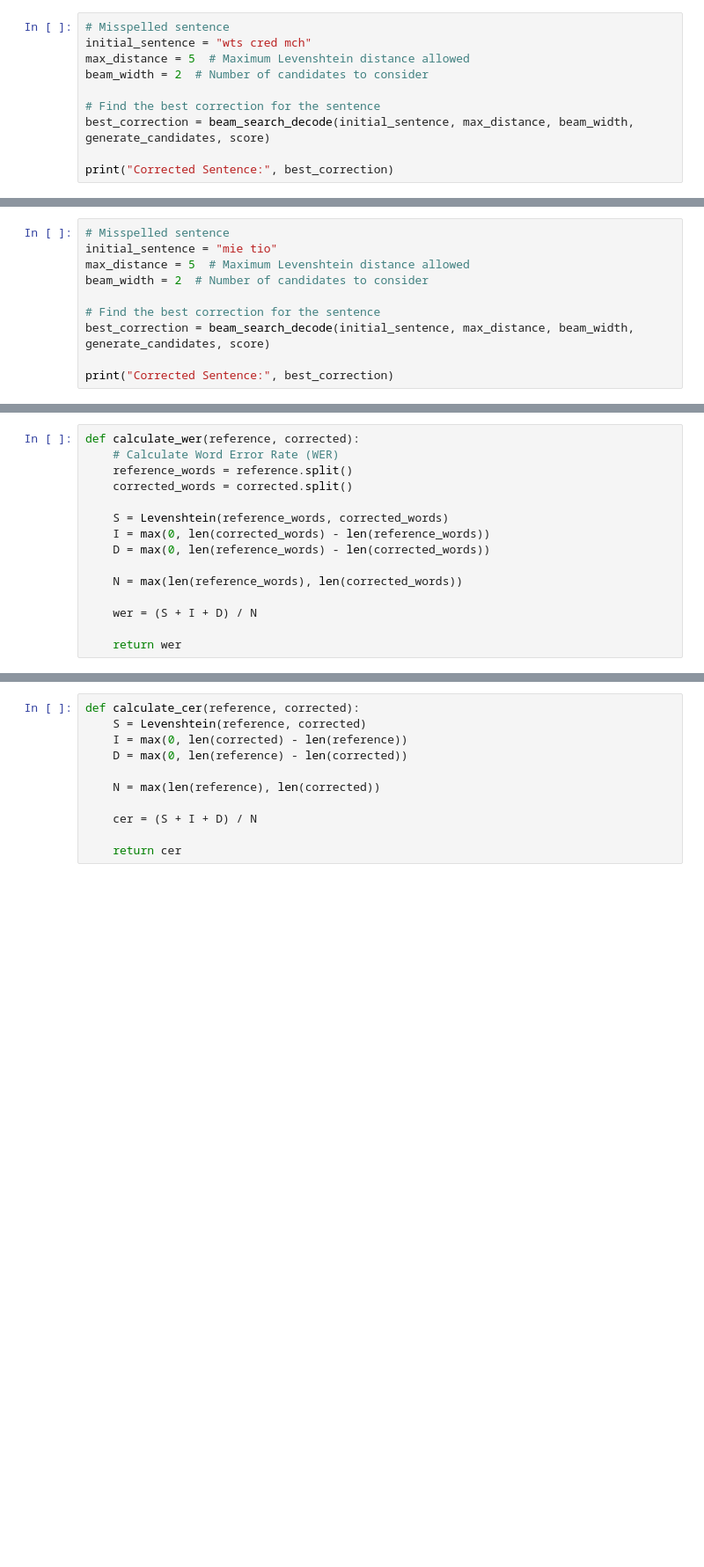
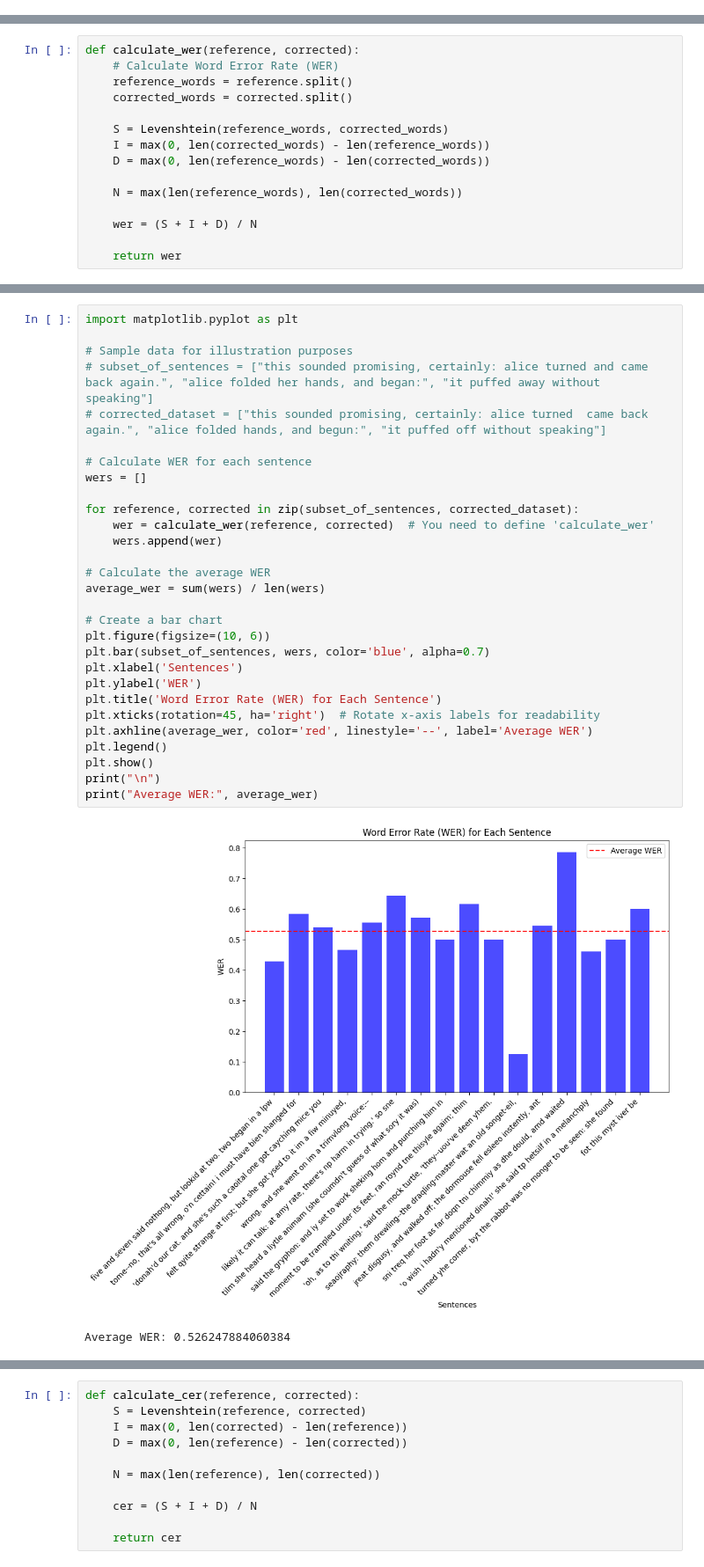
Before and after one commit to marina-sam14/Context-Aware-Spelling-Corrector, a Jupyter notebook: Assignment1.ipynb, the cells around one changed output, grey strips where cells are left out. Shown at 88% size. Drawn from its saved outputs; the diff is of its cells as text; blank space fills up the shorter version.

```diff
--- a/Assignment1.ipynb
+++ b/Assignment1.ipynb
@@ -1291,10 +1415,0 @@ Corrected Sentence: as cried much
-# %%
-# Misspelled sentence
-initial_sentence = "wts cred mch"
-max_distance = 5  # Maximum Levenshtein distance allowed
-beam_width = 2  # Number of candidates to consider
-
-# Find the best correction for the sentence
-best_correction = beam_search_decode(initial_sentence, max_distance, beam_width, generate_candidates, score)
-
-print("Corrected Sentence:", best_correction)
@@ -1303,10 +1415,0 @@ Corrected Sentence: was cried much
-# %%
-# Misspelled sentence
-initial_sentence = "mie tio"
-max_distance = 5  # Maximum Levenshtein distance allowed
-beam_width = 2  # Number of candidates to consider
-
-# Find the best correction for the sentence
-best_correction = beam_search_decode(initial_sentence, max_distance, beam_width, generate_candidates, score)
-
-print("Corrected Sentence:", best_correction)
@@ -1503,3 +1640,35 @@ Average WER: 0.5498529248529249
+# %%
+import matplotlib.pyplot as plt
+
+# Sample data for illustration purposes
+# subset_of_sentences = ["this sounded promising, certainly: alice turned and came back again.", "alice folded her hands, and began:", "it puffed away without speaking"]
+# corrected_dataset = ["this sounded promising, certainly: alice turned  came back again.", "alice folded hands, and begun:", "it puffed off without speaking"]
+
+# Calculate WER for each sentence
+wers = []
+
+for reference, corrected in zip(subset_of_sentences, corrected_dataset):
+    wer = calculate_wer(reference, corrected)  # You need to define 'calculate_wer'
+    wers.append(wer)
+
+# Calculate the average WER
+average_wer = sum(wers) / len(wers)
+
+# Create a bar chart
+plt.figure(figsize=(10, 6))
+plt.bar(subset_of_sentences, wers, color='blue', alpha=0.7)
+plt.xlabel('Sentences')
+plt.ylabel('WER')
+plt.title('Word Error Rate (WER) for Each Sentence')
+plt.xticks(rotation=45, ha='right')  # Rotate x-axis labels for readability
+plt.axhline(average_wer, color='red', linestyle='--', label='Average WER')
+plt.legend()
+plt.show()
+print("\n")
+print("Average WER:", average_wer)
+# %% [output]
+[figure, added]
+Average WER: 0.526247884060384
 # %% [markdown]
 ## Character Error Rate (CER)
 CER is similar to WER but operates at the character level. It measures the accuracy of character-level transcriptions or corrections. CER quantifies the number of character-level errors made by a system when comparing its output to the reference text. Errors include substitutions, insertions, and deletions of individual characters.
```
Also changed, not shown: parts of 65 cells of this notebook, 1 other file.
